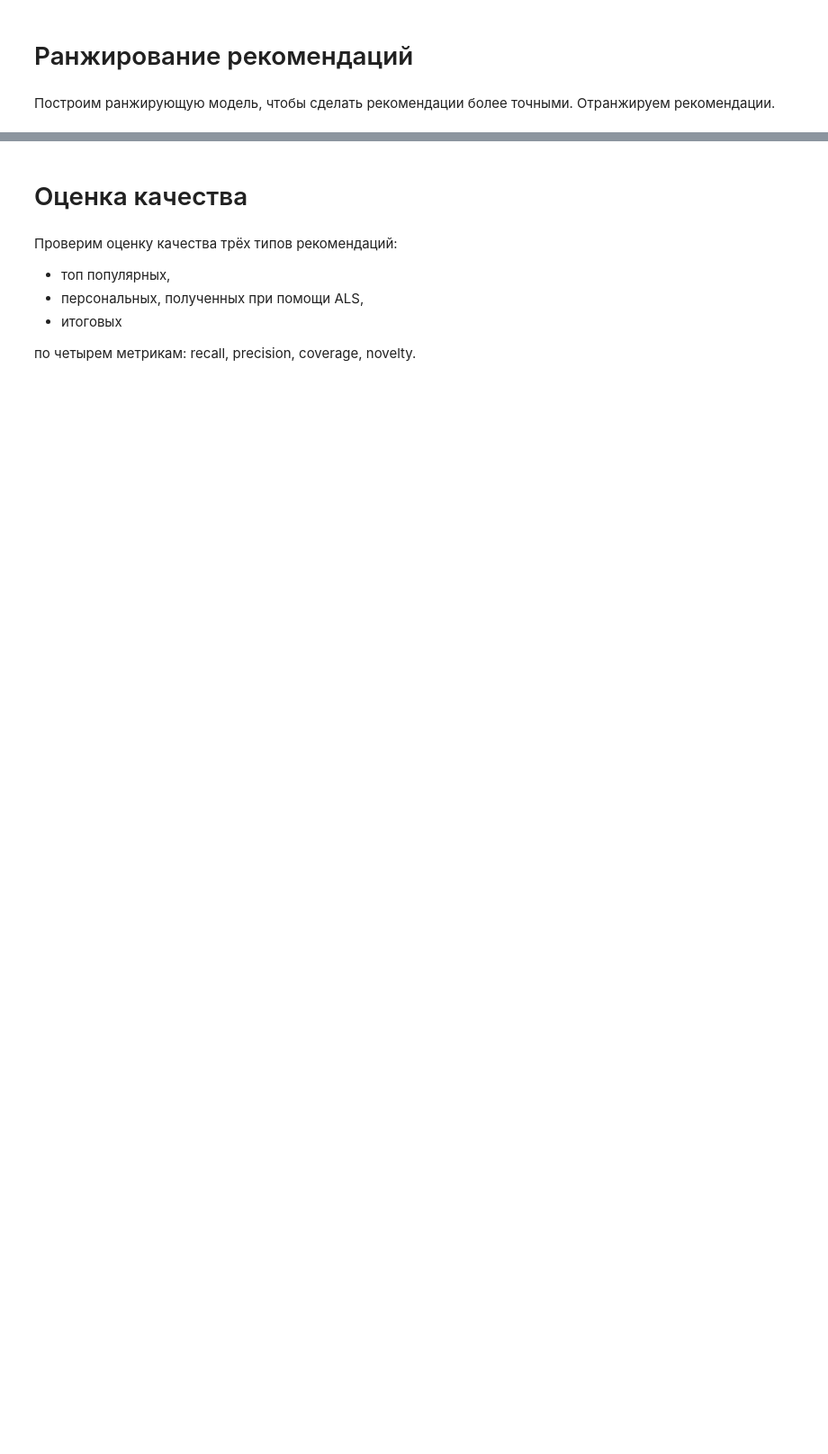
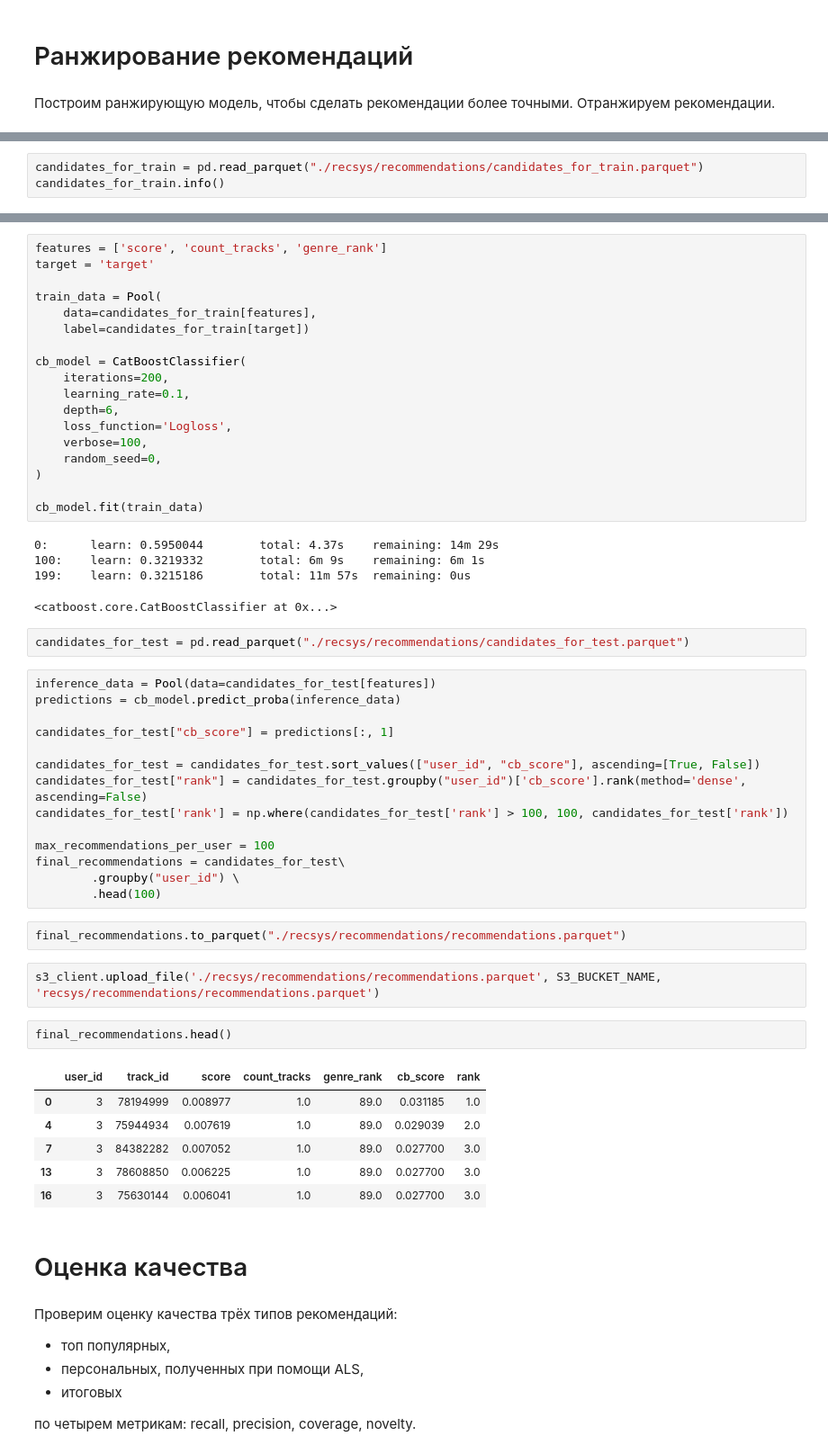
Before and after one commit to W1ldRage15/mle-recsys-project-start, a Jupyter notebook: recommendations.ipynb, the cells around one changed output, grey strips where cells are left out. Shown at 90% size. Saved outputs shown, nothing was run; the diff lists cells and outputs as text; blank space fills up the shorter version.

```diff
--- a/recommendations.ipynb
+++ b/recommendations.ipynb
@@ -968,0 +547,3 @@ similar_items.to_parquet("./recsys/recommendations/similar.parquet")
+# %%
+candidates_for_train = pd.read_parquet("./recsys/recommendations/candidates_for_train.parquet")
+candidates_for_train.info()
@@ -969,3 +564,55 @@ similar_items.to_parquet("./recsys/recommendations/similar.parquet")
+# %%
+features = ['score', 'count_tracks', 'genre_rank']
+target = 'target'
+
+train_data = Pool(
+    data=candidates_for_train[features],
+    label=candidates_for_train[target])
+
+cb_model = CatBoostClassifier(
+    iterations=200,
+    learning_rate=0.1,
+    depth=6,
+    loss_function='Logloss',
+    verbose=100,
+    random_seed=0,
+)
+
+cb_model.fit(train_data)
+# %% [output]
+0:      learn: 0.5950044        total: 4.37s    remaining: 14m 29s
+100:    learn: 0.3219332        total: 6m 9s    remaining: 6m 1s
+199:    learn: 0.3215186        total: 11m 57s  remaining: 0us
+<catboost.core.CatBoostClassifier at 0x...>
+# %%
+candidates_for_test = pd.read_parquet("./recsys/recommendations/candidates_for_test.parquet")
+# %%
+inference_data = Pool(data=candidates_for_test[features])
+predictions = cb_model.predict_proba(inference_data)
+
+candidates_for_test["cb_score"] = predictions[:, 1]
+
+candidates_for_test = candidates_for_test.sort_values(["user_id", "cb_score"], ascending=[True, False])
+candidates_for_test["rank"] = candidates_for_test.groupby("user_id")['cb_score'].rank(method='dense', ascending=False)
+candidates_for_test['rank'] = np.where(candidates_for_test['rank'] > 100, 100, candidates_for_test['rank'])
+
+max_recommendations_per_user = 100
+final_recommendations = candidates_for_test\
+        .groupby("user_id") \
+        .head(100)
+# %%
+final_recommendations.to_parquet("./recsys/recommendations/recommendations.parquet")
+# %%
+s3_client.upload_file('./recsys/recommendations/recommendations.parquet', S3_BUCKET_NAME, 'recsys/recommendations/recommendations.parquet')
+# %%
+final_recommendations.head()
+# %% [output]
+|  | user_id | track_id | score | count_tracks | genre_rank | cb_score | rank |
+| 0 | 3 | 78194999 | 0.008977 | 1.0 | 89.0 | 0.031185 | 1.0 |
+| 4 | 3 | 75944934 | 0.007619 | 1.0 | 89.0 | 0.029039 | 2.0 |
+| 7 | 3 | 84382282 | 0.007052 | 1.0 | 89.0 | 0.027700 | 3.0 |
+| 13 | 3 | 78608850 | 0.006225 | 1.0 | 89.0 | 0.027700 | 3.0 |
+| 16 | 3 | 75630144 | 0.006041 | 1.0 | 89.0 | 0.027700 | 3.0 |
 # %% [markdown]
 # Оценка качества
 # %% [markdown]
```
Also changed, not shown: parts of 100 cells of this notebook, 2 other files.
